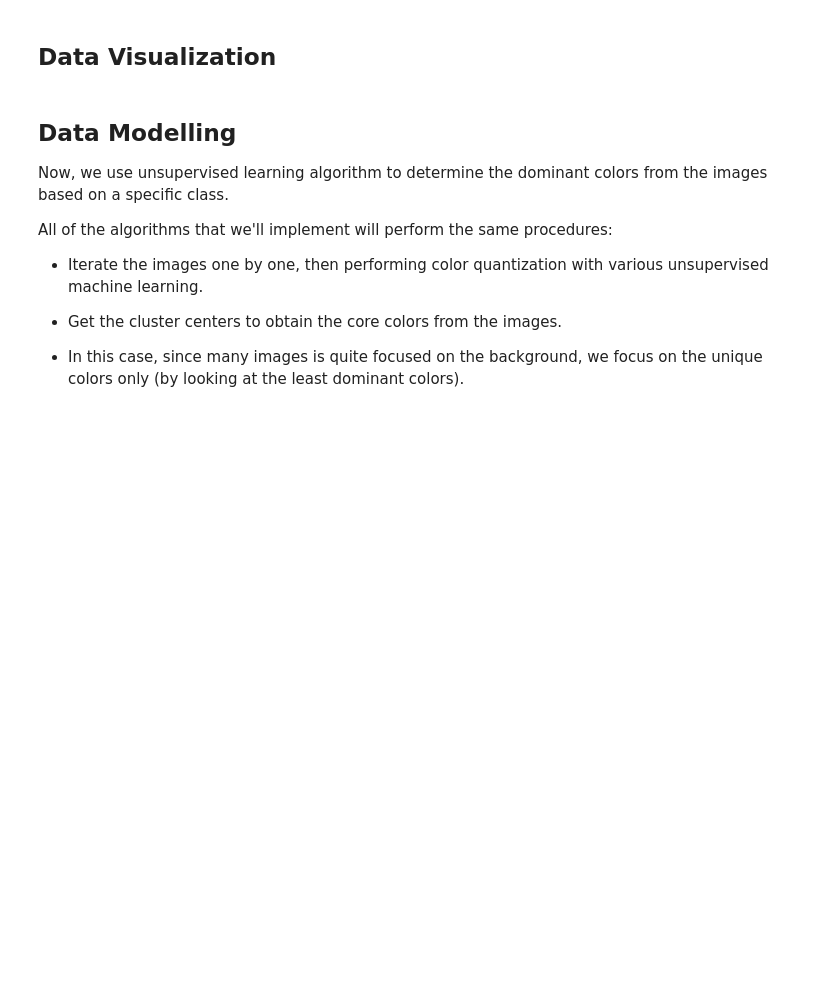
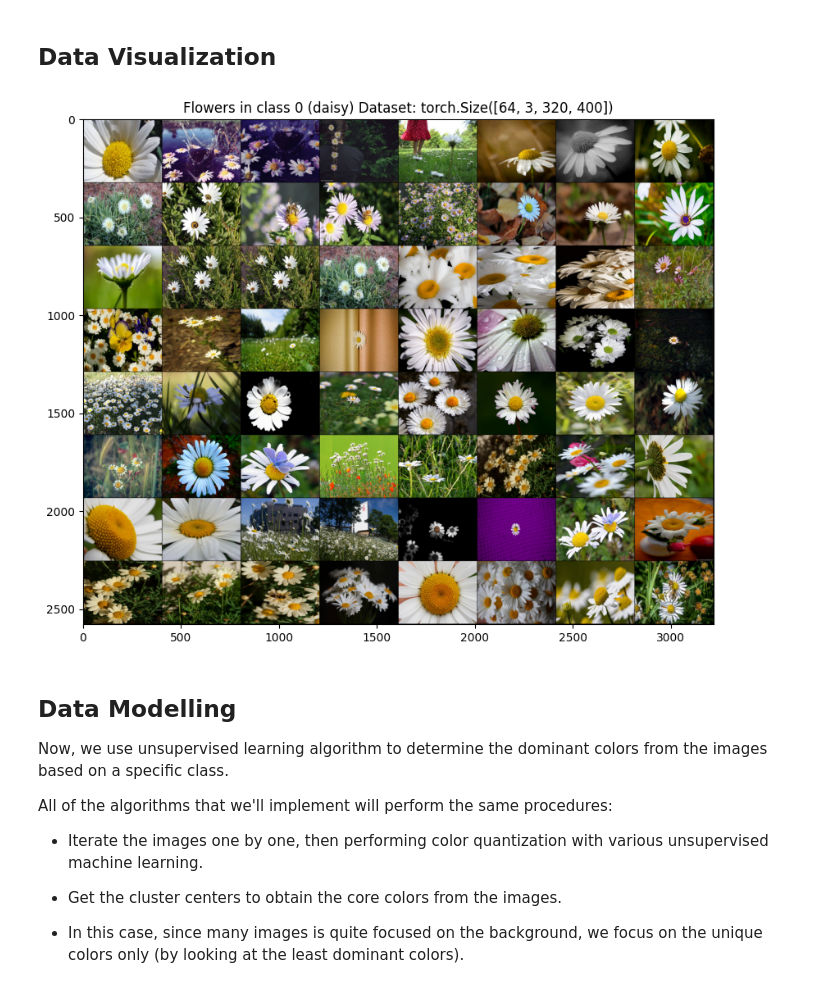
Before and after one commit to anthonycreates2000/Color-Quantization-with-Unsupervised-Machine-Learning, a Jupyter notebook: Color_Quantization_with_Unsupervised_Machine_Learning_Models_with_Flowers_Dataset.ipynb, the cells around one changed output. Drawn from its saved outputs; the diff is of its cells as text; code cells hidden in the pictures; blank space fills up the shorter version.

```diff
--- a/Color_Quantization_with_Unsupervised_Machine_Learning_Models_with_Flowers_Dataset.ipynb
+++ b/Color_Quantization_with_Unsupervised_Machine_Learning_Models_with_Flowers_Dataset.ipynb
@@ -157,5 +141,36 @@ print(flower_per_class_dataset[0][1])
 # %% [markdown]
 ## Data Visualization
+# %%
+def plot_images_in_grid(title, images, labels, figsize = (5, 5), MIN_INDEX_PLOT = 0, MAX_INDEX_PLOT = 20):
+  plt.figure(figsize = (5, 5))
+  plt.suptitle(title)
+  for index in range(MIN_INDEX_PLOT, MAX_INDEX_PLOT):
+    plt.subplot(5, 5, index + 1)
+    plt.axis('off')
+    plt.text(x = 10, y = 0.5, s = labels[index], fontsize = 10, bbox = dict(facecolor = 'white'))
+    plt.imshow(images[index], cmap = 'gray')
+
+def visualize_grid(images_in_batch):
+  grid_images_in_batch = torchvision.utils.make_grid(images_in_batch)
+  plt_compatible_grid_images_in_batch = np.transpose(grid_images_in_batch.numpy(), (1, 2, 0))
+  plt.imshow(plt_compatible_grid_images_in_batch)
+
+def visualize_dataloader(data_loader, title):
+  iter_loader = iter(data_loader)
+  sample_image_batch, sample_labels_batch = next(iter_loader)
+
+  plt.title(f"{title} Dataset: {sample_image_batch.shape}")
+  visualize_grid(sample_image_batch)
+
+flowers_image_loader = torch.utils.data.DataLoader(
+    flower_per_class_dataset[0],
+    batch_size = 64,
+)
+
+plt.figure(figsize = (10, 8))
+visualize_dataloader(flowers_image_loader, f"Flowers in class 0 ({flowers_image_folder.classes[0]})")
+# %% [output]
+[figure, added]
 # %% [markdown]
 ## Data Modelling
 
```
Also changed, not shown: parts of 3 cells of this notebook.
